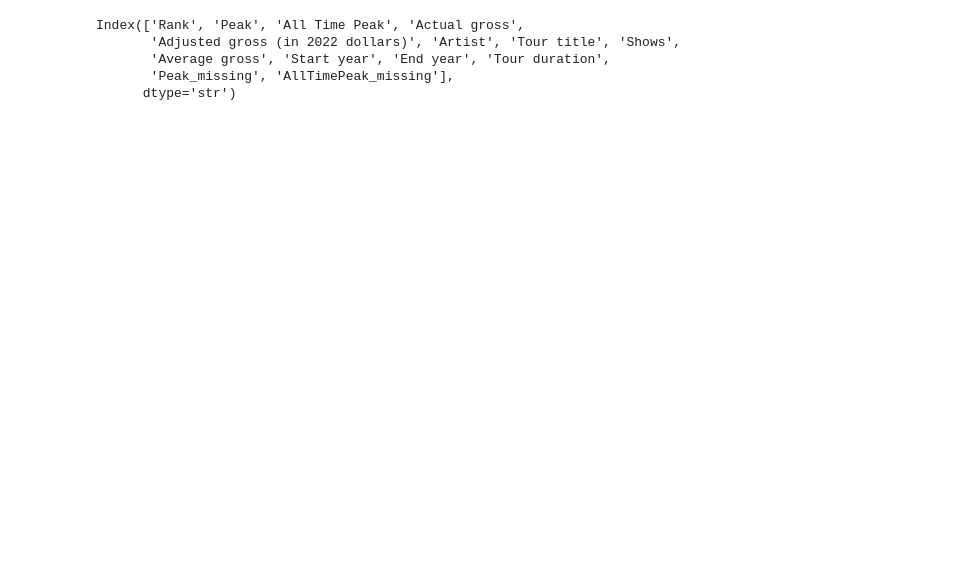
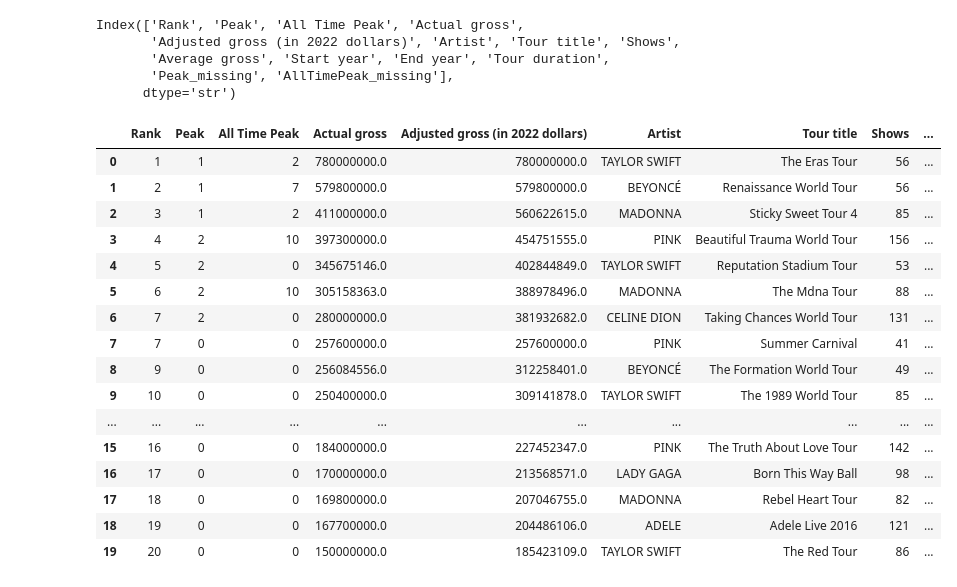
Before and after one commit to deringirish/Data-Science-Learning-in-PROITBRIDGE, a Jupyter notebook: 1_Python/Chapter_4_Python_for_Data_Analysis/Data_Cleaning_My_Learning/concert_data_cleaning.ipynb, the cells around one changed output. Drawn from its saved outputs; the diff is of its cells as text; code cells hidden in the pictures; blank space fills up the shorter version.

Commit message:
some data cleaning and data visualization

```diff
--- a/1_Python/Chapter_4_Python_for_Data_Analysis/Data_Cleaning_My_Learning/notebook_1_my_file.ipynb
+++ b/1_Python/Chapter_4_Python_for_Data_Analysis/Data_Cleaning_My_Learning/concert_data_cleaning.ipynb
@@ -1,7 +1,7 @@
 # %%
 import pandas as pd
 # %%
-concert_data = pd.read_csv("data/my_file.csv")
+concert_data = pd.read_csv("data/concert.csv")
 concert_data
 # %% [output]
 |  | Rank | Peak | All Time Peak | Actual gross | Adjusted gross (in 2022 dollars) | Artist | Tour title | Year(s) | ... |
@@ -296,3 +294,27 @@ Index(['Rank', 'Peak', 'All Time Peak', 'Actual gross',
        'Average gross', 'Start year', 'End year', 'Tour duration',
        'Peak_missing', 'AllTimePeak_missing'],
       dtype='str')
+# %%
+concert_data[["Peak", "All Time Peak"]] = concert_data[
+    ["Peak", "All Time Peak"]
+].fillna(0)
+# %%
+concert_data
+# %% [output]
+|  | Rank | Peak | All Time Peak | Actual gross | Adjusted gross (in 2022 dollars) | Artist | Tour title | Shows | ... |
+| 0 | 1 | 1 | 2 | 780000000.0 | 780000000.0 | TAYLOR SWIFT | The Eras Tour | 56 | ... |
+| 1 | 2 | 1 | 7 | 579800000.0 | 579800000.0 | BEYONCÉ | Renaissance World Tour | 56 | ... |
+| 2 | 3 | 1 | 2 | 411000000.0 | 560622615.0 | MADONNA | Sticky Sweet Tour 4 | 85 | ... |
+| 3 | 4 | 2 | 10 | 397300000.0 | 454751555.0 | PINK | Beautiful Trauma World Tour | 156 | ... |
+| 4 | 5 | 2 | 0 | 345675146.0 | 402844849.0 | TAYLOR SWIFT | Reputation Stadium Tour | 53 | ... |
+| 5 | 6 | 2 | 10 | 305158363.0 | 388978496.0 | MADONNA | The Mdna Tour | 88 | ... |
+| 6 | 7 | 2 | 0 | 280000000.0 | 381932682.0 | CELINE DION | Taking Chances World Tour | 131 | ... |
+| 7 | 7 | 0 | 0 | 257600000.0 | 257600000.0 | PINK | Summer Carnival | 41 | ... |
+| 8 | 9 | 0 | 0 | 256084556.0 | 312258401.0 | BEYONCÉ | The Formation World Tour | 49 | ... |
+| 9 | 10 | 0 | 0 | 250400000.0 | 309141878.0 | TAYLOR SWIFT | The 1989 World Tour | 85 | ... |
+| ... | ... | ... | ... | ... | ... | ... | ... | ... | ... |
+| 15 | 16 | 0 | 0 | 184000000.0 | 227452347.0 | PINK | The Truth About Love Tour | 142 | ... |
+| 16 | 17 | 0 | 0 | 170000000.0 | 213568571.0 | LADY GAGA | Born This Way Ball | 98 | ... |
+| 17 | 18 | 0 | 0 | 169800000.0 | 207046755.0 | MADONNA | Rebel Heart Tour | 82 | ... |
+| 18 | 19 | 0 | 0 | 167700000.0 | 204486106.0 | ADELE | Adele Live 2016 | 121 | ... |
+| 19 | 20 | 0 | 0 | 150000000.0 | 185423109.0 | TAYLOR SWIFT | The Red Tour | 86 | ... |
```
Also changed, not shown: parts of 2 cells of this notebook, 9 other files.
